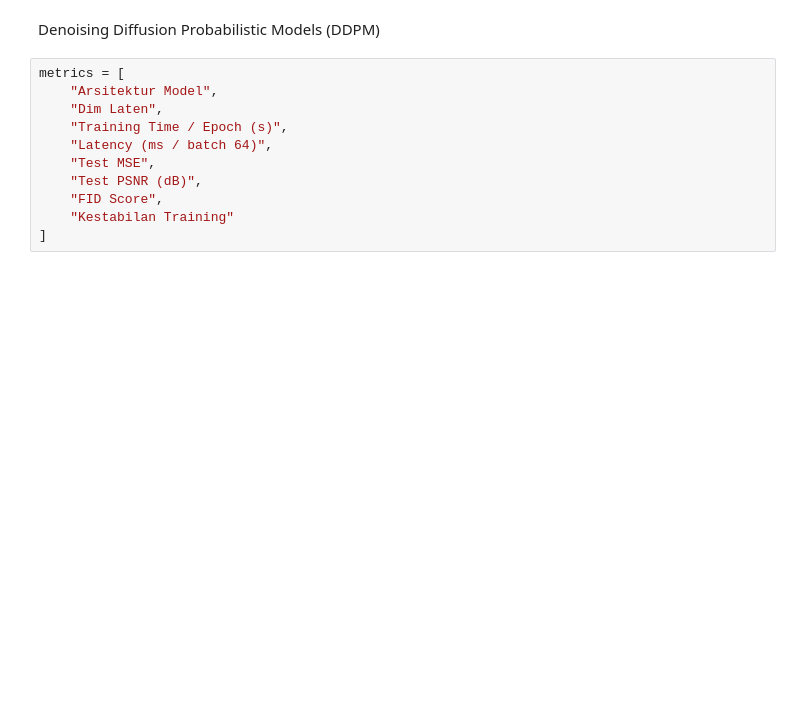
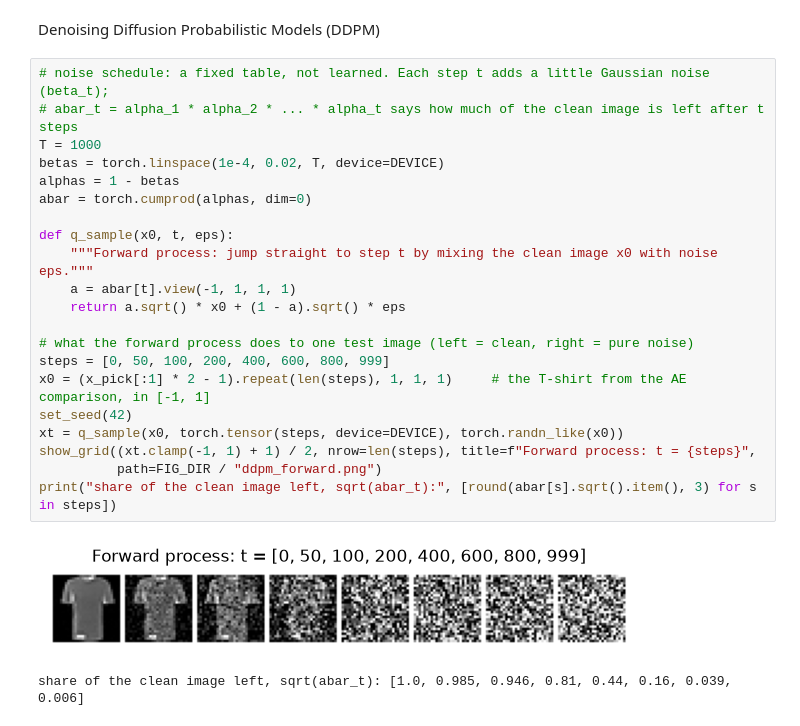
Before and after one commit to 1loral1/generative-model-comparison-study, a Jupyter notebook: main.ipynb, the cells around one changed output. Drawn from its saved outputs; the diff is of its cells as text; blank space fills up the shorter version.

Commit message:
DDPM, final evaluations

```diff
--- a/main.ipynb
+++ b/main.ipynb
@@ -773,13 +755,26 @@ max - min       8.6%    4.2%
 # %% [markdown]
 Denoising Diffusion Probabilistic Models (DDPM)
-# %%
-metrics = [
-    "Arsitektur Model",
-    "Dim Laten",
-    "Training Time / Epoch (s)",
-    "Latency (ms / batch 64)",
-    "Test MSE",
-    "Test PSNR (dB)",
-    "FID Score",
-    "Kestabilan Training"
-]
+# %%
+# noise schedule: a fixed table, not learned. Each step t adds a little Gaussian noise (beta_t);
+# abar_t = alpha_1 * alpha_2 * ... * alpha_t says how much of the clean image is left after t steps
+T = 1000
+betas = torch.linspace(1e-4, 0.02, T, device=DEVICE)
+alphas = 1 - betas
+abar = torch.cumprod(alphas, dim=0)
+
+def q_sample(x0, t, eps):
+    """Forward process: jump straight to step t by mixing the clean image x0 with noise eps."""
+    a = abar[t].view(-1, 1, 1, 1)
+    return a.sqrt() * x0 + (1 - a).sqrt() * eps
+
+# what the forward process does to one test image (left = clean, right = pure noise)
+steps = [0, 50, 100, 200, 400, 600, 800, 999]
+x0 = (x_pick[:1] * 2 - 1).repeat(len(steps), 1, 1, 1)     # the T-shirt from the AE comparison, in [-1, 1]
+set_seed(42)
+xt = q_sample(x0, torch.tensor(steps, device=DEVICE), torch.randn_like(x0))
+show_grid((xt.clamp(-1, 1) + 1) / 2, nrow=len(steps), title=f"Forward process: t = {steps}",
+          path=FIG_DIR / "ddpm_forward.png")
+print("share of the clean image left, sqrt(abar_t):", [round(abar[s].sqrt().item(), 3) for s in steps])
+# %% [output]
+[figure, added]
+share of the clean image left, sqrt(abar_t): [1.0, 0.985, 0.946, 0.81, 0.44, 0.16, 0.039, 0.006]
```
Also changed, not shown: parts of 28 cells of this notebook.
